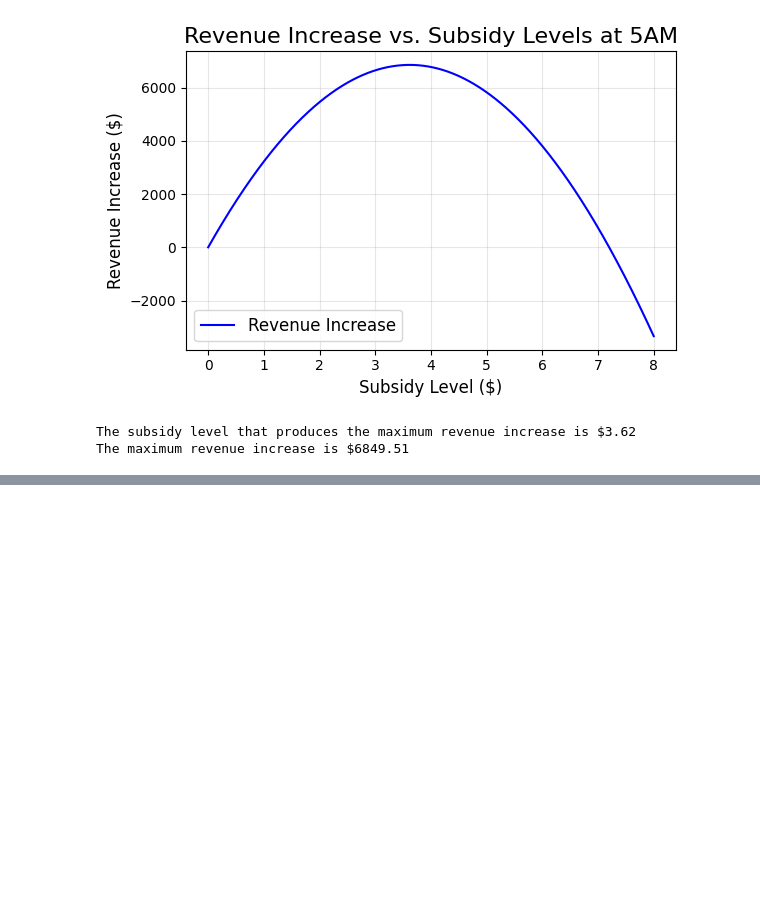
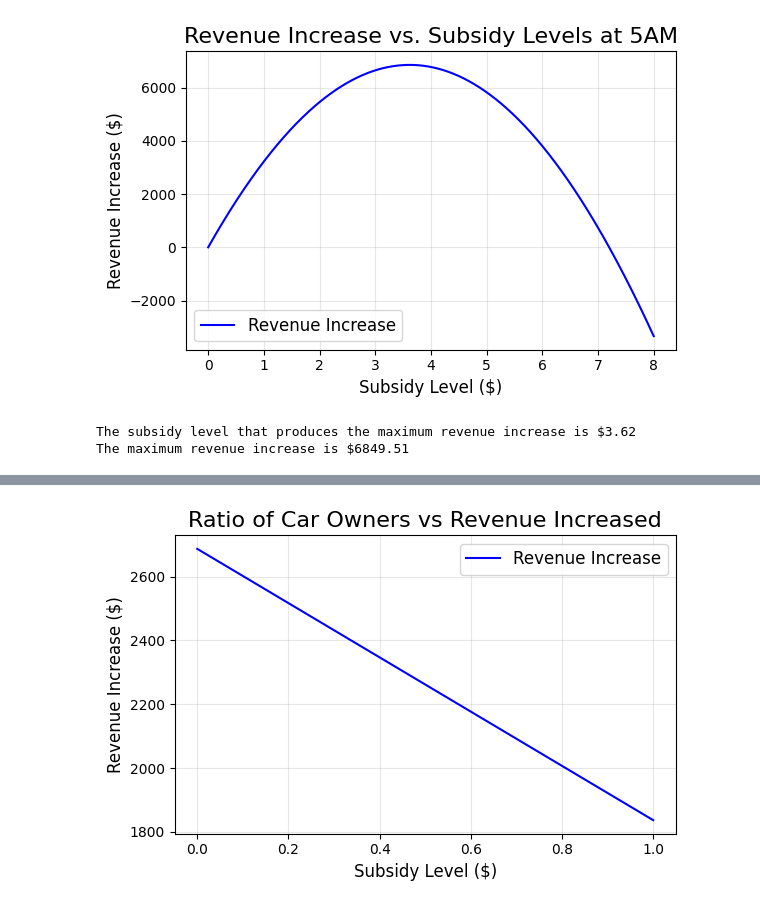
Before and after one commit to helenawsu/ieor174_final_project, a Jupyter notebook: analysis.ipynb, the cells around one changed output, grey strips where cells are left out. Drawn from its saved outputs; the diff is of its cells as text; code cells hidden in the pictures; blank space fills up the shorter version.

```diff
--- a/analysis.ipynb
+++ b/analysis.ipynb
@@ -418,3 +418,90 @@ print(f"The maximum revenue increase is ${max_revenue_increase:.2f}")
 [np.float64(5741.047498844739), np.float64(5925.484537686897), np.float64(6082.273349441728), np.float64(6260.147431755404), np.float64(6398.130932773976), np.float64(6465.370642670291), np.float64(65 ...
 The best hour is 14.00
 The maximum revenue increase is $6805.91
+# %%
+
+# Load the GeoJSON data
+neighborhoods = gpd.read_file("Demographics_By_Census_Tract.geojson")
+
+# Preprocessing
+latitude_miles_per_degree = 69
+longitude_miles_per_degree = 55.2
+berryessa_station = Point(-121.8746, 37.3684)  # Berryessa coordinates (lon, lat)
+neighborhoods['centroid'] = neighborhoods.geometry.centroid
+neighborhoods['distance_to_berryessa_deg'] = neighborhoods['centroid'].distance(berryessa_station)
+neighborhoods['distance_to_berryessa_miles'] = neighborhoods['distance_to_berryessa_deg'] * (latitude_miles_per_degree**2 + longitude_miles_per_degree**2)**0.5
+neighborhoods['population'] = neighborhoods['POPTOTAL'] if 'POPTOTAL' in neighborhoods else 1000
+
+# Constants for calculations
+subsidy = 4  # Subsidy from 0 to 8 with step 0.01
+revenue_increases = []
+total_rides_no_sub = 30251
+time_to_money_conversion = 25
+car_pcs = np.arange(0, 1.01, 0.01)
+safety_cost = 20
+hour_of_day = 17
+inconvenience_fee = 30
+is_weekday = True
+beta = 0.3
+total_population = neighborhoods['population'].sum()
+# hours sweep
+for car_pc in car_pcs:
+    ua = UberAll(time_to_money_conversion, neighborhoods['distance_to_berryessa_miles'])
+    ub = UberBartMix(time_to_money_conversion, neighborhoods['distance_to_berryessa_miles'], safety_cost)
+    neighborhoods['cost_uber_all'] = ua.get_cost(hour_of_day, is_weekday)
+    # neighborhoods['cost_bart_uber'] = ub.get_cost() - subsidy
+    neighborhoods['cost_bart_uber_no_subsidy'] = ub.get_cost()
+    neighborhoods['cost_drive'] = Drive(time_to_money_conversion, inconvenience_fee).get_cost(hour_of_day, is_weekday)
+
+    beta = 0.3 # emperically chosen it produces a reasonable logistic function
+    exp_bart_uber_no_subsidy = np.exp(-beta * neighborhoods['cost_bart_uber_no_subsidy'])
+    exp_uber_all = np.exp(-beta * neighborhoods['cost_uber_all'])
+    exp_drive = np.exp(-beta * neighborhoods['cost_drive'])
+
+    # neighborhoods['percent_choosing_bart'] = (exp_bart_uber_mix / total_exp_without_car)
+
+
+
+    subsidy = 4
+    neighborhoods['cost_bart_uber'] = ub.get_cost() - subsidy
+    exp_bart_uber_mix = np.exp(-beta * neighborhoods['cost_bart_uber'])
+    total_exp_without_car_nosub = exp_bart_uber_no_subsidy + exp_uber_all
+    total_exp_with_car_nosub = exp_bart_uber_no_subsidy + exp_uber_all + exp_drive
+    total_exp_without_car = exp_bart_uber_mix + exp_uber_all
+    total_exp_with_car = exp_bart_uber_mix + exp_uber_all + exp_drive
+    neighborhoods['percent_choosing_bart'] = (exp_bart_uber_mix / total_exp_without_car) * (1 - car_pc) + (exp_bart_uber_mix / total_exp_with_car) * car_pc
+    neighborhoods['percent_choosing_bart_no_subsidy'] = (exp_bart_uber_no_subsidy / total_exp_without_car_nosub) * (1-car_pc) + (exp_bart_uber_no_subsidy / total_exp_with_car_nosub) * car_pc
+    average_percent_without_subsidy = (
+            (neighborhoods['percent_choosing_bart_no_subsidy'] * neighborhoods['population']).sum()
+            / total_population * 100
+        )
+    average_percent_with_subsidy = (
+        (neighborhoods['percent_choosing_bart'] * neighborhoods['population']).sum()
+        / total_population * 100
+    )
+    total_rides = total_rides_no_sub * (1 + average_percent_with_subsidy / 100 - average_percent_without_subsidy / 100)
+
+    increased_ridership = total_rides - total_rides_no_sub
+    increased_revenue = (7.2 - subsidy) * increased_ridership
+    print(average_percent_with_subsidy, average_percent_without_subsidy)
+    print(increased_ridership)
+    revenue_increases.append(increased_revenue)
+
+# Plot the results
+plt.figure(figsize=(6, 4))
+plt.plot(car_pcs, revenue_increases, label="Revenue Increase", color="blue")
+plt.title("Ratio of Car Owners vs Revenue Increased", fontsize=16)
+plt.xlabel("Subsidy Level ($)", fontsize=12)
+plt.ylabel("Revenue Increase ($)", fontsize=12)
+plt.grid(alpha=0.3)
+plt.legend(fontsize=12)
+plt.tight_layout()
+
+plt.show()
+max_revenue_increase = max(revenue_increases)
+optimal_subsidy = car_pcs[np.argmax(revenue_increases)]
+print(revenue_increases)
+# Print the results
+print(f"The best hour is {optimal_subsidy:.2f}")
+print(f"The maximum revenue increase is ${max_revenue_increase:.2f}")
+# %% [output]
@@ -420,0 +525 @@ The maximum revenue increase is $6805.91
+[figure, added]
```
Also changed, not shown: parts of 4 cells of this notebook.
